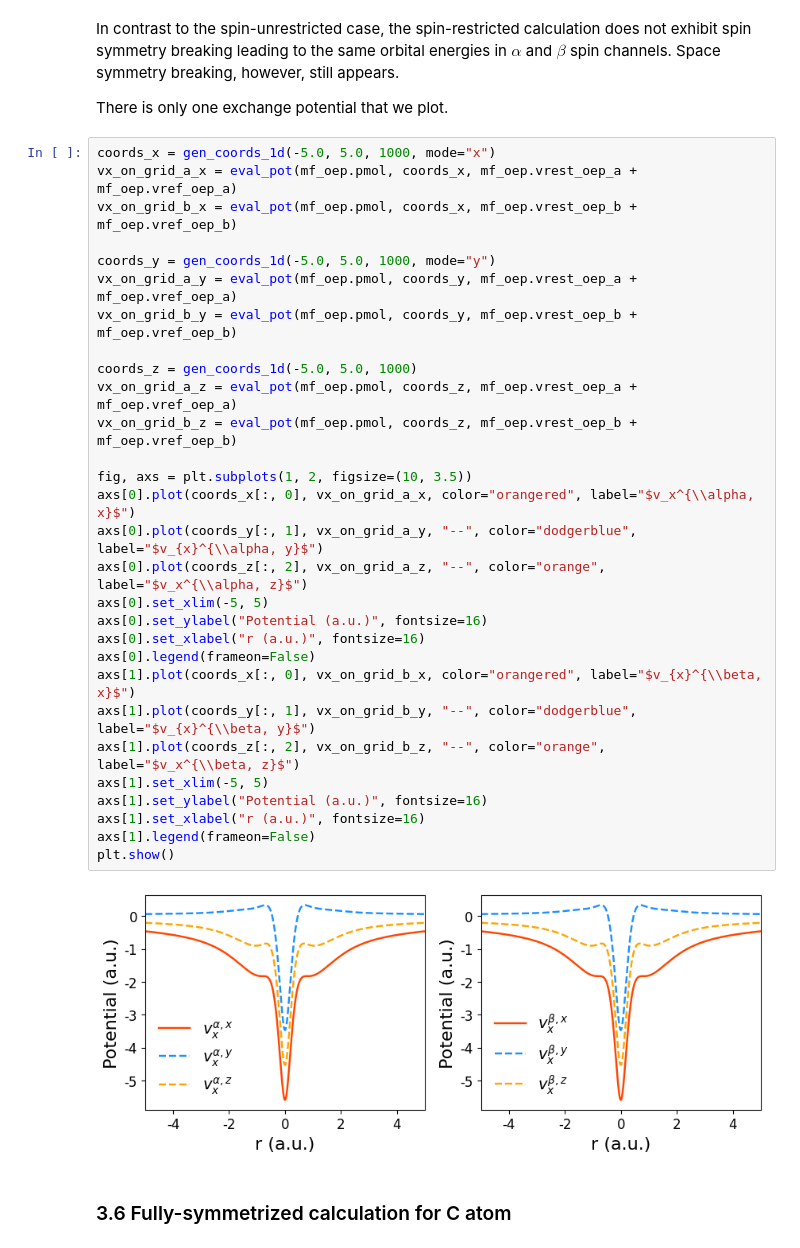
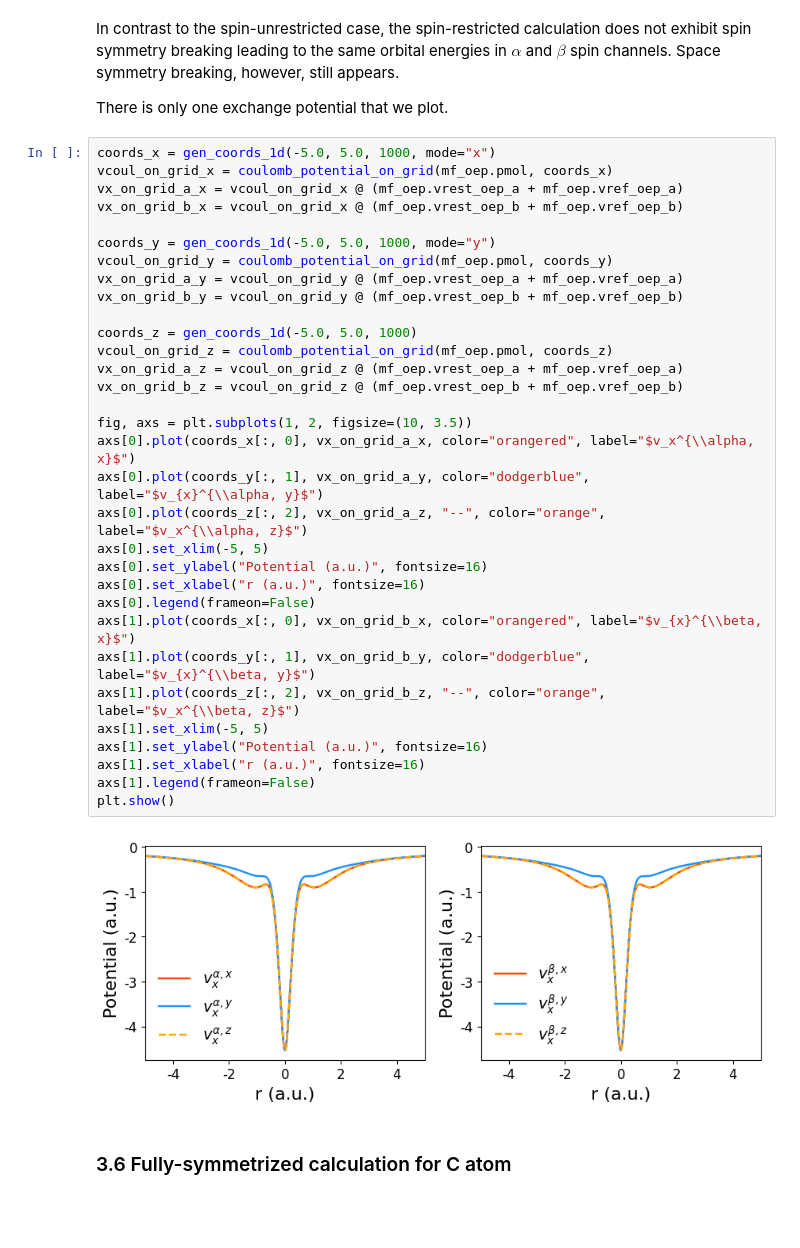
Before and after one commit to EgorTrushin/PyOEP, a Jupyter notebook: EXXOEP.ipynb, the cells around one changed output. Drawn from its saved outputs; the diff is of its cells as text; blank space fills up the shorter version.

```diff
--- a/EXXOEP.ipynb
+++ b/EXXOEP.ipynb
@@ -584,35 +595,38 @@ In contrast to the spin-unrestricted case, the spin-restricted calculation does
 There is only one exchange potential that we plot.
 # %%
 coords_x = gen_coords_1d(-5.0, 5.0, 1000, mode="x")
-vx_on_grid_a_x = eval_pot(mf_oep.pmol, coords_x, mf_oep.vrest_oep_a + mf_oep.vref_oep_a)
-vx_on_grid_b_x = eval_pot(mf_oep.pmol, coords_x, mf_oep.vrest_oep_b + mf_oep.vref_oep_b)
+vcoul_on_grid_x = coulomb_potential_on_grid(mf_oep.pmol, coords_x)
+vx_on_grid_a_x = vcoul_on_grid_x @ (mf_oep.vrest_oep_a + mf_oep.vref_oep_a)
+vx_on_grid_b_x = vcoul_on_grid_x @ (mf_oep.vrest_oep_b + mf_oep.vref_oep_b)
 
 coords_y = gen_coords_1d(-5.0, 5.0, 1000, mode="y")
-vx_on_grid_a_y = eval_pot(mf_oep.pmol, coords_y, mf_oep.vrest_oep_a + mf_oep.vref_oep_a)
-vx_on_grid_b_y = eval_pot(mf_oep.pmol, coords_y, mf_oep.vrest_oep_b + mf_oep.vref_oep_b)
+vcoul_on_grid_y = coulomb_potential_on_grid(mf_oep.pmol, coords_y)
+vx_on_grid_a_y = vcoul_on_grid_y @ (mf_oep.vrest_oep_a + mf_oep.vref_oep_a)
+vx_on_grid_b_y = vcoul_on_grid_y @ (mf_oep.vrest_oep_b + mf_oep.vref_oep_b)
 
 coords_z = gen_coords_1d(-5.0, 5.0, 1000)
-vx_on_grid_a_z = eval_pot(mf_oep.pmol, coords_z, mf_oep.vrest_oep_a + mf_oep.vref_oep_a)
-vx_on_grid_b_z = eval_pot(mf_oep.pmol, coords_z, mf_oep.vrest_oep_b + mf_oep.vref_oep_b)
+vcoul_on_grid_z = coulomb_potential_on_grid(mf_oep.pmol, coords_z)
+vx_on_grid_a_z = vcoul_on_grid_z @ (mf_oep.vrest_oep_a + mf_oep.vref_oep_a)
+vx_on_grid_b_z = vcoul_on_grid_z @ (mf_oep.vrest_oep_b + mf_oep.vref_oep_b)
 
 fig, axs = plt.subplots(1, 2, figsize=(10, 3.5))
 axs[0].plot(coords_x[:, 0], vx_on_grid_a_x, color="orangered", label="$v_x^{\\alpha, x}$")
-axs[0].plot(coords_y[:, 1], vx_on_grid_a_y, "--", color="dodgerblue", label="$v_{x}^{\\alpha, y}$")
+axs[0].plot(coords_y[:, 1], vx_on_grid_a_y, color="dodgerblue", label="$v_{x}^{\\alpha, y}$")
 axs[0].plot(coords_z[:, 2], vx_on_grid_a_z, "--", color="orange", label="$v_x^{\\alpha, z}$")
 axs[0].set_xlim(-5, 5)
 axs[0].set_ylabel("Potential (a.u.)", fontsize=16)
 axs[0].set_xlabel("r (a.u.)", fontsize=16)
 axs[0].legend(frameon=False)
 axs[1].plot(coords_x[:, 0], vx_on_grid_b_x, color="orangered", label="$v_{x}^{\\beta, x}$")
-axs[1].plot(coords_y[:, 1], vx_on_grid_b_y, "--", color="dodgerblue", label="$v_{x}^{\\beta, y}$")
+axs[1].plot(coords_y[:, 1], vx_on_grid_b_y, color="dodgerblue", label="$v_{x}^{\\beta, y}$")
 axs[1].plot(coords_z[:, 2], vx_on_grid_b_z, "--", color="orange", label="$v_x^{\\beta, z}$")
 axs[1].set_xlim(-5, 5)
 axs[1].set_ylabel("Potential (a.u.)", fontsize=16)
 axs[1].set_xlabel("r (a.u.)", fontsize=16)
 axs[1].legend(frameon=False)
 plt.show()
 # %% [output]
-[figure, old version]
+[figure, new version]
 # %% [markdown]
 ### 3.6 Fully-symmetrized calculation for C atom
 # %% [markdown]
```
Also changed, not shown: parts of 19 cells of this notebook, 5 other files.
